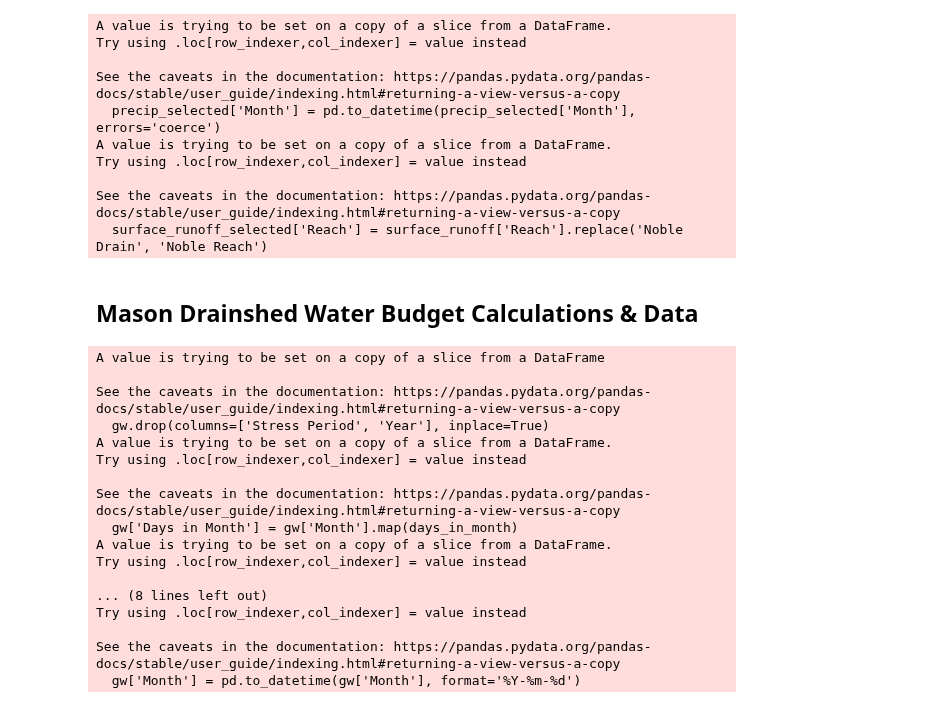
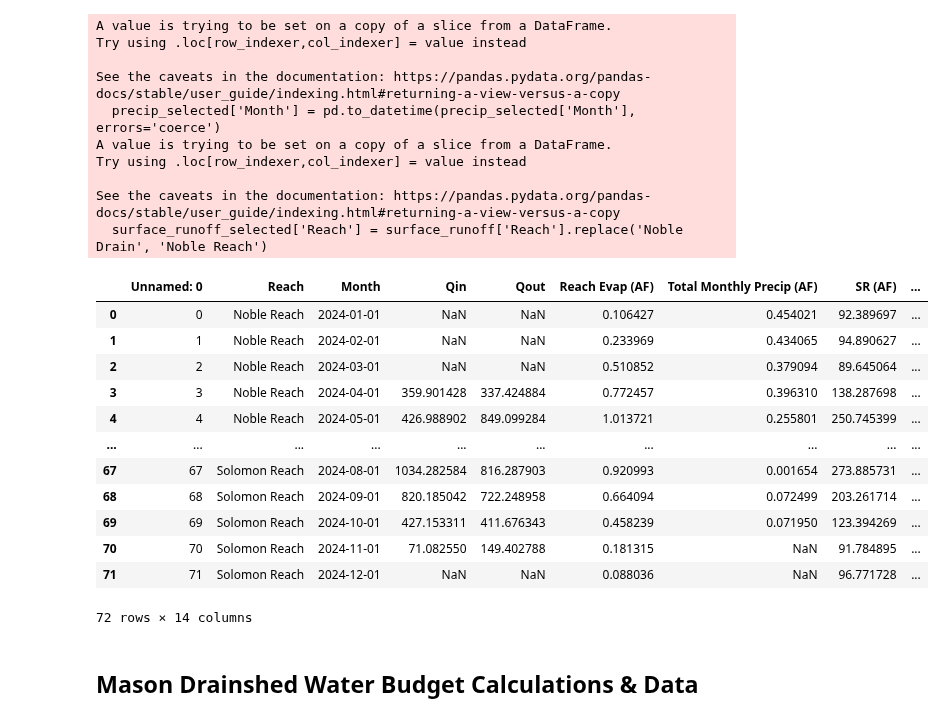
Before and after one commit to carlibeisel/mason_water_budget, a Jupyter notebook: 07_compile_data.ipynb, the cells around one changed output. Cells and saved outputs as stored; diff of their text form; code cells hidden in the pictures.

```diff
--- a/07_compile_data.ipynb
+++ b/07_compile_data.ipynb
@@ -185,0 +153,17 @@ residual.to_csv('/content/drive/MyDrive/Data/Mason Water Budget/data_output/comp
+# %%
+final_df = pd.read_csv('/content/drive/MyDrive/Data/Mason Water Budget/data_output/compiled_data/final_water_budget.csv')
+final_df
+# %% [output]
+|  | Unnamed: 0 | Reach | Month | Qin | Qout | Reach Evap (AF) | Total Monthly Precip (AF) | SR (AF) | ... |
+| 0 | 0 | Noble Reach | 2024-01-01 | NaN | NaN | 0.106427 | 0.454021 | 92.389697 | ... |
+| 1 | 1 | Noble Reach | 2024-02-01 | NaN | NaN | 0.233969 | 0.434065 | 94.890627 | ... |
+| 2 | 2 | Noble Reach | 2024-03-01 | NaN | NaN | 0.510852 | 0.379094 | 89.645064 | ... |
+| 3 | 3 | Noble Reach | 2024-04-01 | 359.901428 | 337.424884 | 0.772457 | 0.396310 | 138.287698 | ... |
+| 4 | 4 | Noble Reach | 2024-05-01 | 426.988902 | 849.099284 | 1.013721 | 0.255801 | 250.745399 | ... |
+| ... | ... | ... | ... | ... | ... | ... | ... | ... | ... |
+| 67 | 67 | Solomon Reach | 2024-08-01 | 1034.282584 | 816.287903 | 0.920993 | 0.001654 | 273.885731 | ... |
+| 68 | 68 | Solomon Reach | 2024-09-01 | 820.185042 | 722.248958 | 0.664094 | 0.072499 | 203.261714 | ... |
+| 69 | 69 | Solomon Reach | 2024-10-01 | 427.153311 | 411.676343 | 0.458239 | 0.071950 | 123.394269 | ... |
+| 70 | 70 | Solomon Reach | 2024-11-01 | 71.082550 | 149.402788 | 0.181315 | NaN | 91.784895 | ... |
+| 71 | 71 | Solomon Reach | 2024-12-01 | NaN | NaN | 0.088036 | NaN | 96.771728 | ... |
+72 rows × 14 columns
@@ -198,10 +218,10 @@ days_in_month = {
     7: 31, 8: 31, 9: 30, 10: 31, 11: 30, 12: 31
 }
 gw['Days in Month'] = gw['Month'].map(days_in_month)
-gw['GW (AF)'] = (gw['Total GW Contribution (AF/day)'])
+gw['GW (KAF)'] = (-gw['Flow (KAF)']) #flip the sign
 gw['Month'] = gw['Month'].apply(lambda x: f'2024-{int(x):02d}-01')
 gw['Month'] = pd.to_datetime(gw['Month'], format='%Y-%m-%d')
-gw = gw[['Month', 'GW (AF)']]
+gw = gw[['Month', 'GW (KAF)']]
 
 
 precip_mason = pd.read_csv('/content/drive/MyDrive/Data/Mason Water Budget/data_output/precip_out/mason_precip_monthly.csv')
@@ -225,21 +245,3 @@ flow_mason = pd.read_csv('/content/drive/MyDrive/Data/Mason Water Budget/data_ou
 flow_mason['Month'] = pd.to_datetime(flow_mason['Month'], format='%Y-%m')
 flow_mason.rename(columns={'Inflow (AF)': 'Qin (AF)'}, inplace=True)
 flow_mason.rename(columns={'Outflow (AF)': 'Qout (AF)'}, inplace=True)
-# %% [output]
-A value is trying to be set on a copy of a slice from a DataFrame
-
-See the caveats in the documentation: https://pandas.pydata.org/pandas-docs/stable/user_guide/indexing.html#returning-a-view-versus-a-copy
-  gw.drop(columns=['Stress Period', 'Year'], inplace=True)
-A value is trying to be set on a copy of a slice from a DataFrame.
-Try using .loc[row_indexer,col_indexer] = value instead
-
-See the caveats in the documentation: https://pandas.pydata.org/pandas-docs/stable/user_guide/indexing.html#returning-a-view-versus-a-copy
-  gw['Days in Month'] = gw['Month'].map(days_in_month)
-A value is trying to be set on a copy of a slice from a DataFrame.
-Try using .loc[row_indexer,col_indexer] = value instead
-
-... (8 lines left out)
-Try using .loc[row_indexer,col_indexer] = value instead
-
-See the caveats in the documentation: https://pandas.pydata.org/pandas-docs/stable/user_guide/indexing.html#returning-a-view-versus-a-copy
-  gw['Month'] = pd.to_datetime(gw['Month'], format='%Y-%m-%d')
```
Also changed, not shown: parts of 8 cells of this notebook.
